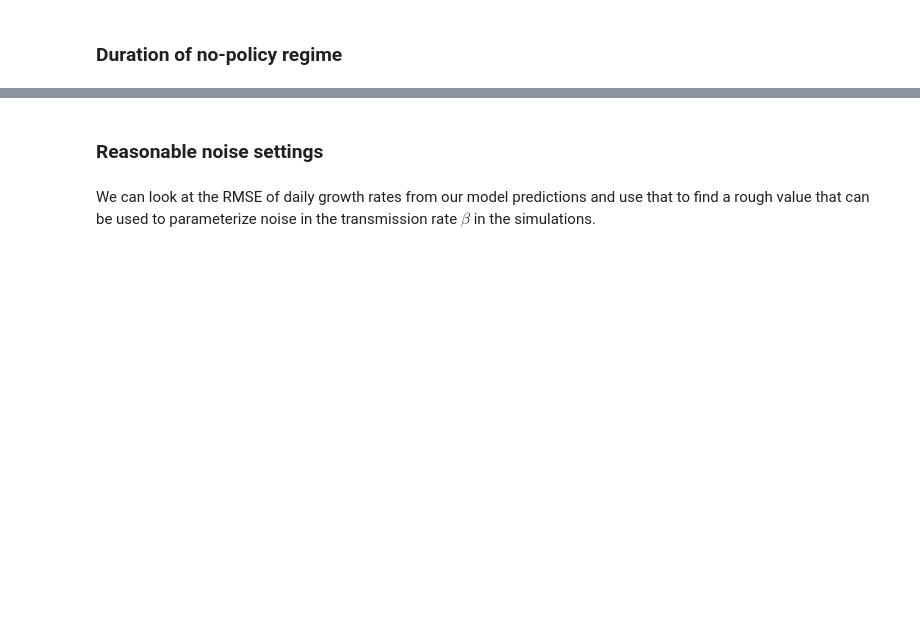
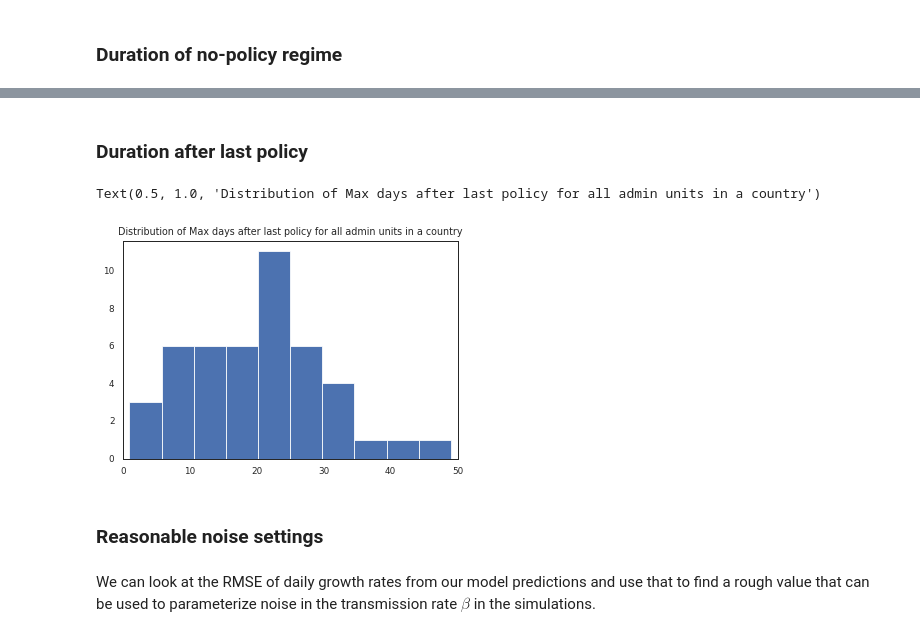
Before and after one commit to Global-Policy-Lab/gpl-covid, a Jupyter notebook: notebooks/iwb-robustness-sims.ipynb, the cells around one changed output, grey strips where cells are left out. Cells and saved outputs as stored; diff of their text form; code cells hidden in the pictures; blank space fills up the shorter version.

```diff
--- a/notebooks/iwb-robustness-sims.ipynb
+++ b/notebooks/iwb-robustness-sims.ipynb
@@ -131,3 +131,18 @@ Based on this analysis, we are going to set our simulations to have the first po
+# %% [markdown]
+### Duration after last policy
+# %%
+days_after_last_pol = (policy_vars.sort_index(ascending=False)>0).groupby(
+    level=[0,1]
+).apply(
+    lambda x: x.reset_index(drop=True).idxmax(axis=0, skipna=False)
+).groupby(level=0).max()
+d = days_after_last_pol.values.flatten()
+plt.hist(d[d>0])
+plt.xlim(0,50)
+plt.title('Distribution of Max days after last policy for all admin units in a country')
+# %% [output]
+Text(0.5, 1.0, 'Distribution of Max days after last policy for all admin units in a country')
+[figure, added]
 # %% [markdown]
 ### Reasonable noise settings
 # %% [markdown]
```
Also changed, not shown: parts of 16 cells of this notebook, 2 other files.
